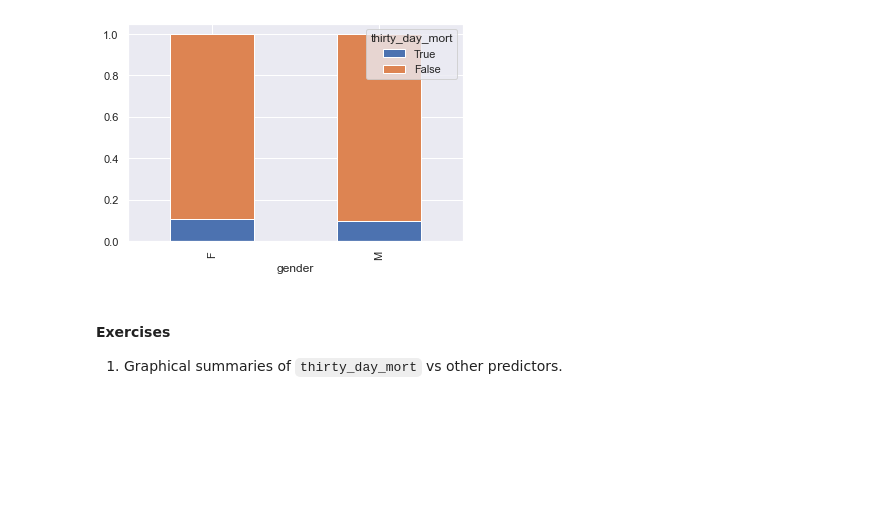
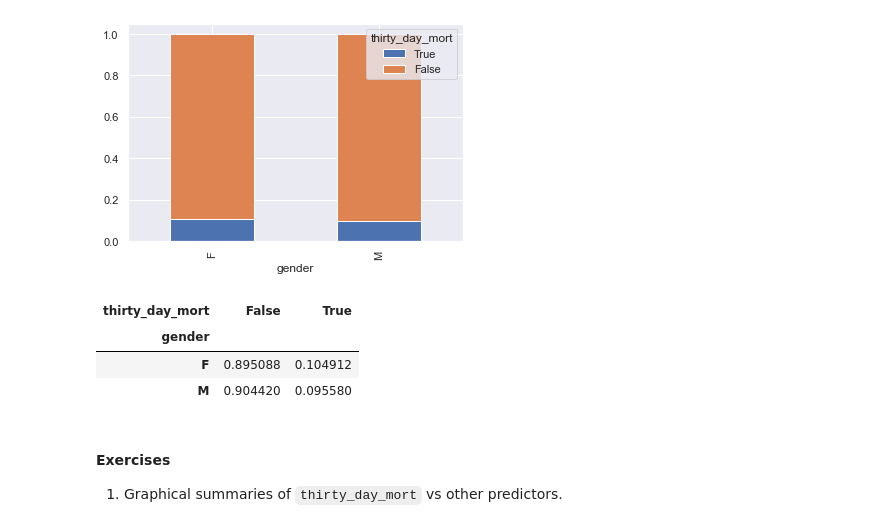
Before and after one commit to LangeSymposium/2022-July-Workshop, a Jupyter notebook: module1-03-Python/module1-03-Python.ipynb, the cells around one changed output. Saved outputs shown, nothing was run; the diff lists cells and outputs as text; code cells hidden in the pictures; blank space fills up the shorter version.

```diff
--- a/module1-03-Python/module1-03-Python.ipynb
+++ b/module1-03-Python/module1-03-Python.ipynb
@@ -466,6 +481,13 @@ Tally of `thirty_day_mort` vs `gender`
 # %% [output]
 <AxesSubplot:xlabel='gender'>
 [figure]
+# %%
+mimic_icu_cohort.groupby("gender")["thirty_day_mort"].value_counts(normalize=True).unstack("thirty_day_mort")
+# %% [output]
+| thirty_day_mort | False | True |
+| gender |  |  |
+| F | 0.895088 | 0.104912 |
+| M | 0.904420 | 0.095580 |
 # %% [markdown]
 #### Exercises
 
```
Also changed, not shown: parts of 7 cells of this notebook, 1 other file.
